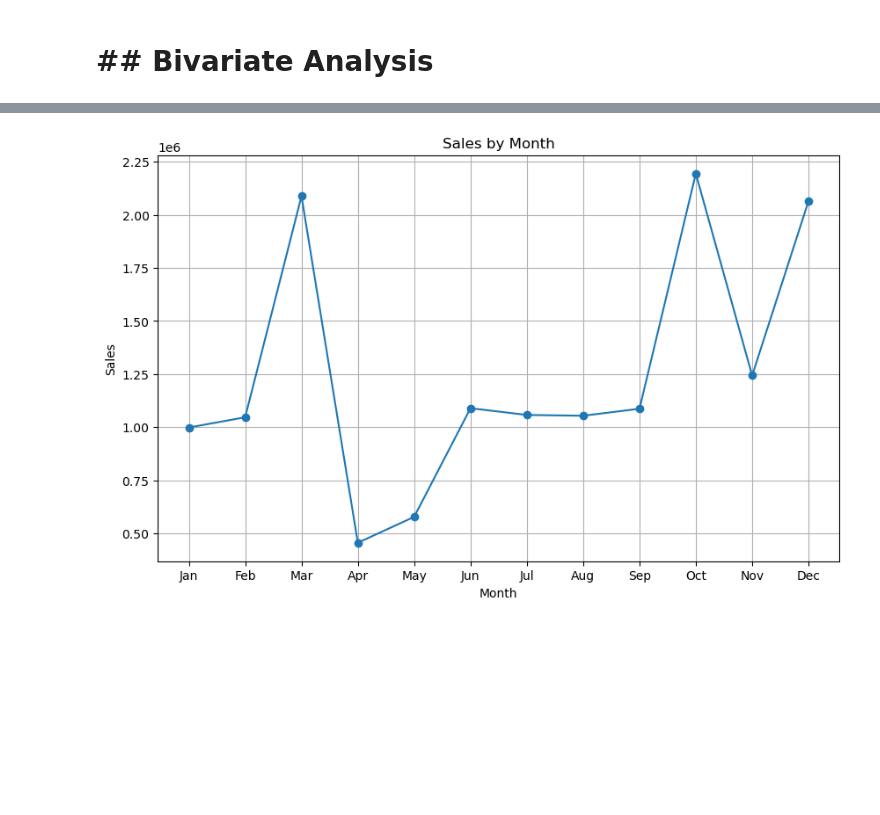
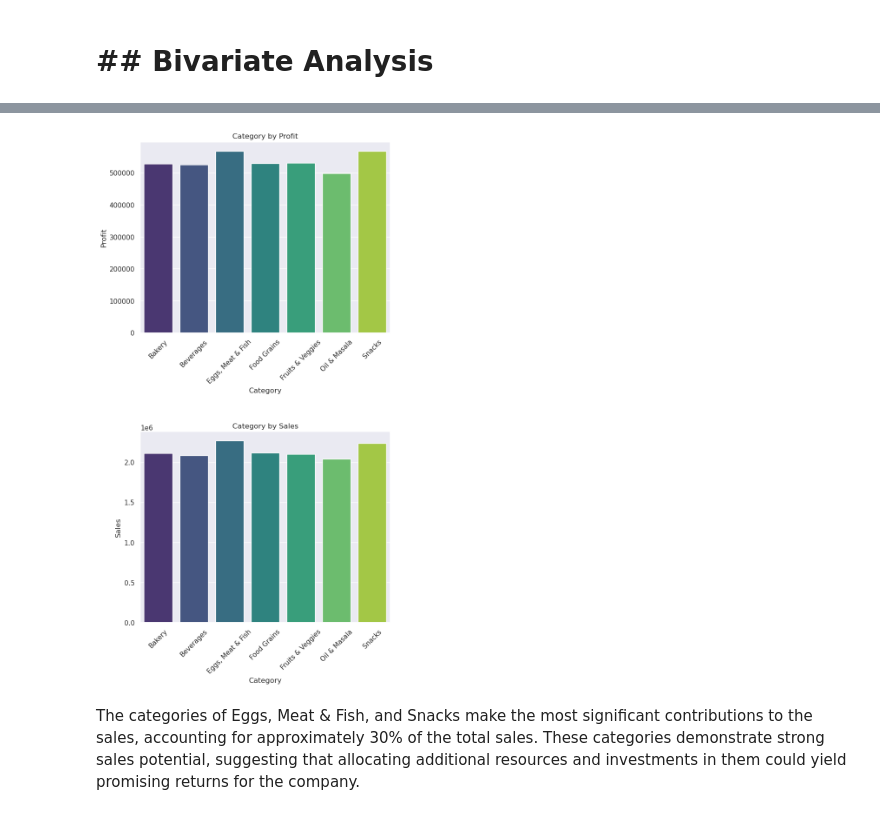
Before and after one commit to ayomide85/Exploratory-Data-Analysis, a Jupyter notebook: fork-of-supermart-sales-analysis.ipynb, the cells around one changed output, grey strips where cells are left out. Drawn from its saved outputs; the diff is of its cells as text; code cells hidden in the pictures; blank space fills up the shorter version.

Commit message:
Kaggle Notebook | Fork of Supermart Sales Analysis | Version 2

```diff
--- a/fork-of-supermart-sales-analysis.ipynb
+++ b/fork-of-supermart-sales-analysis.ipynb
@@ -224,11 +235,6 @@ da.first()
 # %%
-#we want to find the total sale by category
-# firstly, we group by Category and get the total number of sales for each category
-Sales_category=df.groupby("Category")["Sales"].sum()
-#we create a plot of sales by category
-Sales_category.plot(kind='bar')
-plt.title('Category by Sales', fontsize = 14)
-plt.xlabel('Category')
-plt.ylabel('Sales')
-plt.show()
+#we want to find the total sales and profit by category
+# firstly, we group by Category and get the total number of sales and profit for each category
+category_df= pd.DataFrame(df.groupby(["Category"])[["Sales","Profit"]].sum())
+category_df
 # %% [output]
@@ -254,18 +250,26 @@ df.head()
-# %%
-# Sum up sales by month
-monthly_sales = df.groupby('Month')['Sales'].sum().reset_index()
-
-# Sort the data by month
-monthly_sales_sorted = monthly_sales.sort_values(by='Month')
-
-# Create the line chart
-plt.figure(figsize=(10, 6))
-plt.plot(monthly_sales_sorted['Month'], monthly_sales_sorted['Sales'], marker='o')
-plt.title('Sales by Month')
-plt.xlabel('Month')
-plt.ylabel('Sales')
-plt.xticks(monthly_sales_sorted['Month'], ['Jan', 'Feb', 'Mar', 'Apr', 'May', 'Jun', 'Jul', 'Aug', 'Sep', 'Oct', 'Nov', 'Dec'])
-plt.grid(True)
-plt.show()
-# %% [output]
-[figure, removed]
+# %%
+fig, axes = plt.subplots(2,1, figsize=(8,14))
+sns.set_theme(style="darkgrid")
+axes[0].set_title("Category by Profit")
+axes[1].set_title("Category by Sales")
+
+sns.barplot(x=category_df.index,
+           y=category_df['Profit'],
+           data= category_df,
+             palette='viridis',
+           ax = axes[0]);
+
+sns.barplot(x=category_df.index,
+           y=category_df['Sales'],
+           data= category_df,
+             palette='viridis',
+           ax = axes[1]);
+
+axes[0].set_xticklabels(category_df.index, rotation=45)
+axes[1].set_xticklabels(category_df.index, rotation=45)
+
+plt.tight_layout(pad=4)
+# %% [output]
+[figure, added]
+# %% [markdown]
+The categories of Eggs, Meat & Fish, and Snacks make the most significant contributions to the sales, accounting for approximately 30% of the total sales. These categories demonstrate strong sales potential, suggesting that allocating additional resources and investments in them could yield promising returns for the company.
```
Also changed, not shown: parts of 36 cells of this notebook.
